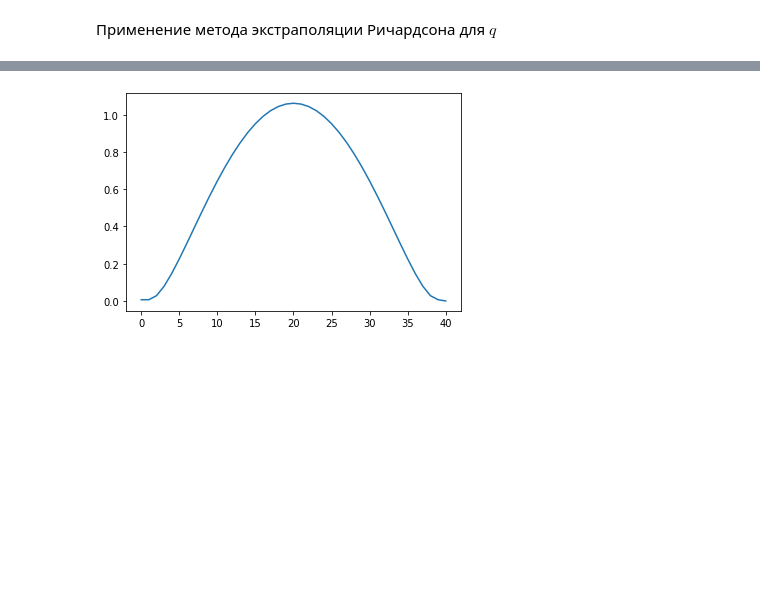
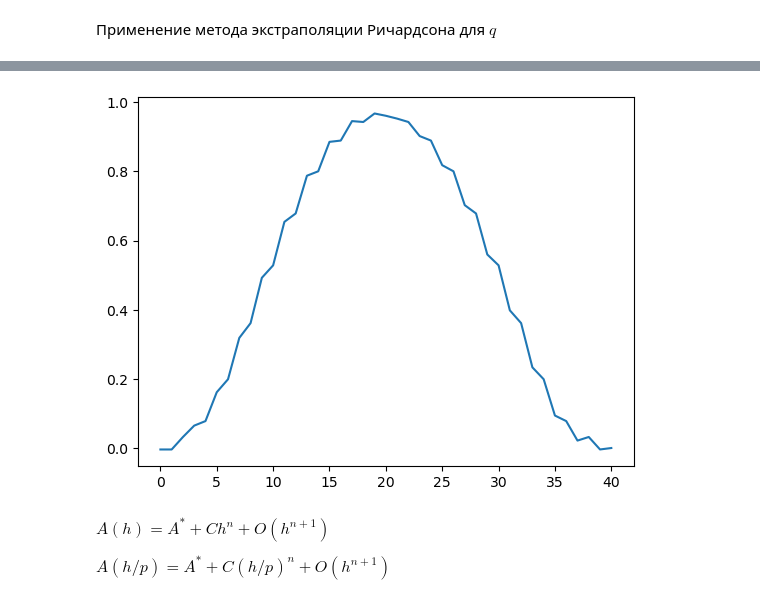
Before and after one commit to ujifffy/inverseproblems, a Jupyter notebook: gradient_methods_for_ill_posed_problems.ipynb, the cells around one changed output, grey strips where cells are left out. Saved outputs shown, nothing was run; the diff lists cells and outputs as text; code cells hidden in the pictures; blank space fills up the shorter version.

```diff
--- a/gradient_methods_for_ill_posed_problems.ipynb
+++ b/gradient_methods_for_ill_posed_problems.ipynb
@@ -132,15 +134,15 @@ P = np.zeros((n+1,m+1))
 h = 0.1#set yourself
 
 q = np.zeros(m+1)
-n_iter = 100#set yourself
+n_iter = 1000#set yourself
 
 q_ex = np.zeros(m+1)
+f = np.zeros(m+1)
+for i in range(m+1):
+    f[i] = exact_init(dx*i)
 
-for i in range(m+1):
-    q_ex[i] = exact_init(dx*i)
-
-U = solve_pde_m(q_ex, dx, dt, T, e) #calculating U(t,x|q_ex)
-f = U[n,:]
+#U = solve_pde_m(q_ex, dx, dt, T, e) #calculating U(t,x|q_ex)
+#f = U[n,:]
 
 r = np.zeros(n_iter)
 grad = np.zeros(m)
@@ -160,7 +162,7 @@ time_taken = (perf_counter_ns() - time_before) * 1e-6
 
 fig, ax = plt.subplots()
 ax.plot(x, r)
-ax.set_xlabel('number of iterations=100, h=0.1')
+ax.set_xlabel('number of iterations=1000, h=0.01')
 ax.set_ylabel('Log target functional')
 plt.show()
 print('Time elapsed: ', time_taken, ' seconds')
@@ -182,10 +184,10 @@ m = len(x)
 U = np.zeros((n+1,m+1))
 e = 0
 P = np.zeros((n+1,m+1))
-h = 0.1#set yourself
+h = 0.3#set yourself
 
 q = np.zeros(m+1)
-n_iter = 100 #set yourself
+n_iter = 3000 #set yourself
 for i in range(m+1):
     f[i] = func(dx*i)
 r = np.zeros(n_iter)
@@ -217,8 +219,8 @@ Time elapsed:  34.807758  seconds
 Применение метода экстраполяции Ричардсона для $q$
 # %%
 T=0.01
-dx = 0.05
-dt = dx ** 2
+dx = 0.1/2
+dt = dx ** 2 / 4
 x = np.arange(0, 1, dx)
 t = np.arange(0, T, dt)
 n = len(t)
@@ -229,7 +231,7 @@ P = np.zeros((n+1,m+1))
 h = 0.1#set yourself
 
 q = np.zeros(m+1)
-n_iter = 10
+n_iter = 1000
 f = np.zeros(m+1)
 q_ex = np.zeros(m+1)
 for i in range(m+1):
@@ -258,8 +260,8 @@ q1 = q
 
 fig, ax = plt.subplots()
 ax.plot(x, r)
-ax.set_xlabel('number of iterations=100, h=0.1')
-ax.set_ylabel('Log target functional')
+ax.set_xlabel('number of iterations=30, h=0.2, dx = 0.05')
+ax.set_ylabel('log(J(h))')
 plt.show()
 print('Time elapsed: ', time_taken, ' seconds')
 
@@ -276,6 +281,5 @@ plt.plot(q1)
 # %%
-dx = dx / 2
-dt = dx ** 2 / 4
+
 def func(x):
         return (np.sin(np.pi * x)) ** 2
 
@@ -288,7 +292,7 @@ e = 0
 P = np.zeros((n+1,m+1))
 h = 0.1#set yourself
 q = np.zeros(m+1)
-n_iter = 10 #set yourself
+n_iter = 30 #set yourself
 f = np.zeros(m+1)
 q_ex = np.zeros(m+1)
 for i in range(m+1):
@@ -317,8 +321,8 @@ q2 = np.zeros(m+1)
 q2 = q
 fig, ax = plt.subplots()
 ax.plot(x, r)
-ax.set_xlabel('number of iterations=100, h=0.1')
-ax.set_ylabel('Log target functional')
+ax.set_xlabel('number of iterations=30, h=0.1, dx = 0.05')
+ax.set_ylabel('log(J(h))')
 plt.show()
 print('Time elapsed: ', time_taken, ' seconds')
 
@@ -335,19 +343,23 @@ plt.plot(q2)
 # %%
 #Richardson's extrapolation for q
-
+s = 1.4
 from math import floor
 
 q11 = np.zeros(m+1)
 for i in range(m+1):
-    q11 = q1[floor(i / 2)]
+    q11[i] = q1[ i // 2 ]
 
-q_star = (4 * q2 - q11) / 3
+q_star = q2 + (q2 - q11) / (2 ** s - 1)
 
 plt.plot(q_star)
 
 C = np.zeros(m+1)
 
-C = (q11 - q_star) / (dx ** 2)
+C = (q_star - q11) / (dx ** s)
 # %% [output]
-[figure, old version]
+[figure, new version]
+# %% [markdown]
+$A(h) = A^* + Ch^n + O(h^{n+1})$
+
+$A(h/p) = A^* + C(h/p)^n + O(h^{n+1})$
 # %%
```
Also changed, not shown: parts of 22 cells of this notebook.
